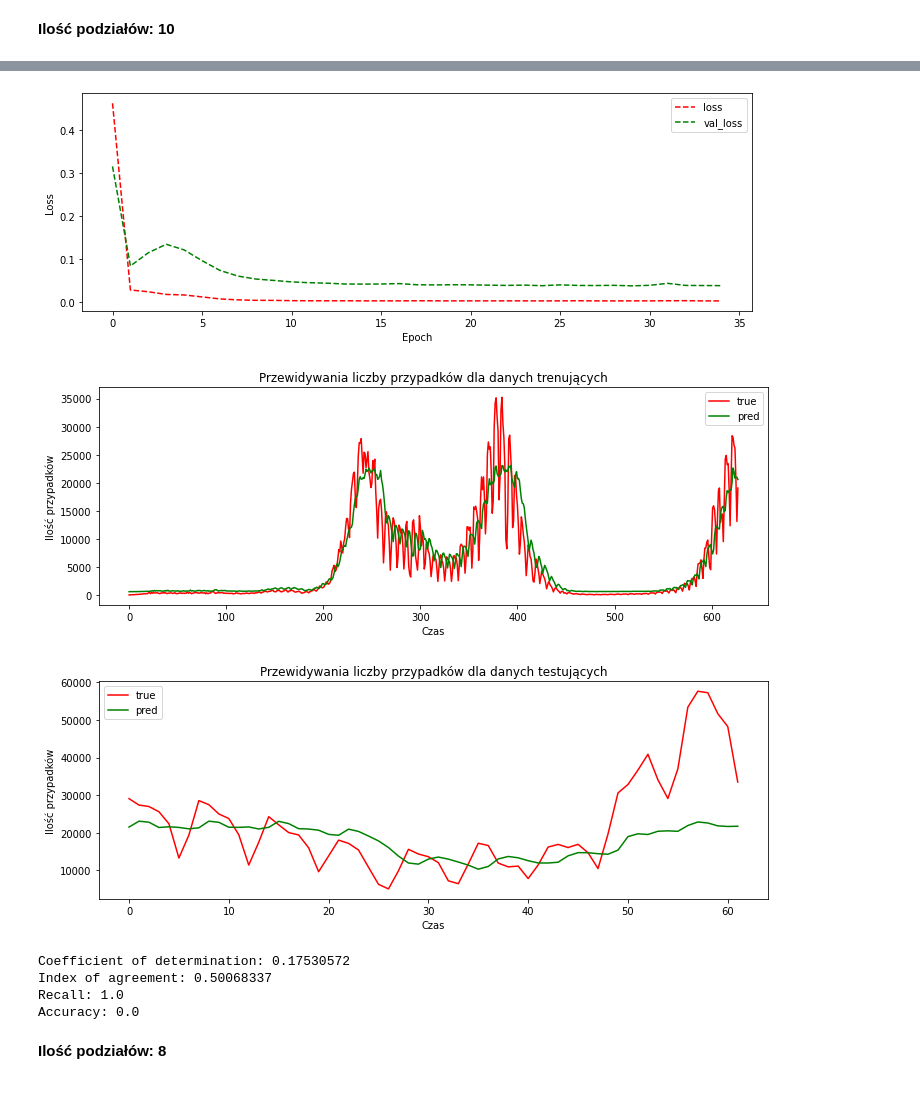
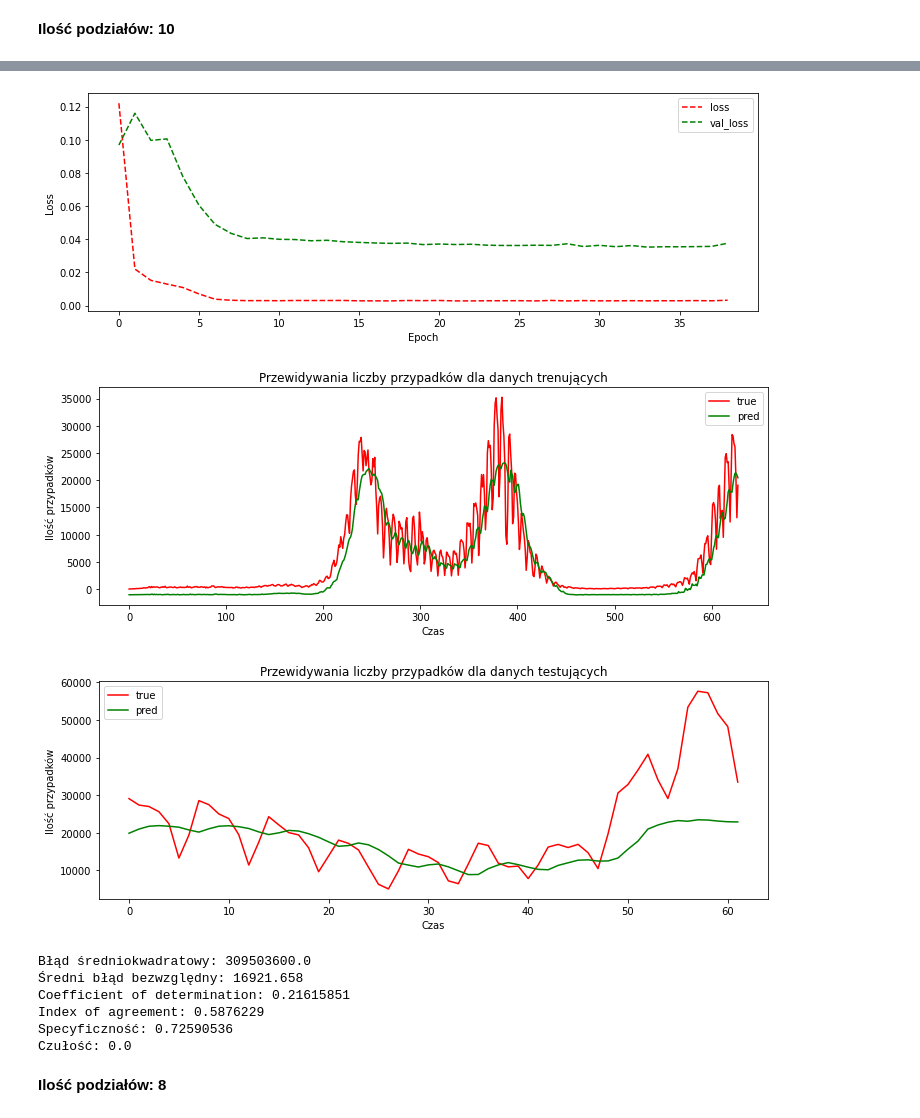
Before and after one commit to mateuszbarnacki/SSN-Proj, a Jupyter notebook: SSN_Proj.ipynb, the cells around one changed output, grey strips where cells are left out. Cells and saved outputs as stored; diff of their text form; code cells hidden in the pictures.

```diff
--- a/SSN_Proj.ipynb
+++ b/SSN_Proj.ipynb
@@ -174,10 +174,18 @@ def det_coeff(y_true, y_pred):
   return (1. - SS_res/(SS_tot + K.epsilon()))
 
 def recall_m(y_true, y_pred):
-  true_positives = K.sum(K.round(K.clip(y_true * y_pred, 0, 1)))
-  possible_positives = K.sum(K.round(K.clip(y_true, 0, 1)))
+  true_positives = K.sum(K.round(y_true * y_pred))
+  possible_positives = K.sum(K.round(y_true))
   recall = true_positives / (possible_positives + K.epsilon())
   return recall
+
+def specificity_m(y_true, y_pred):
+    neg_y_true = 1 - y_true
+    neg_y_pred = 1 - y_pred
+    fp = K.sum(neg_y_true * y_pred)
+    tn = K.sum(neg_y_true * neg_y_pred)
+    specificity = tn / (tn + fp + K.epsilon())
+    return specificity
 
 def accuracy_m(y_true, y_pred):
   correct_preds = 0
@@ -414,14 +412,6 @@ history = model.fit(X_train, y_train,
                     callbacks = callbacks
                    )
 
-# Wypisanie predykowanych wartości w formie liczbowej
-# X_pred = np.array(X_train[-1]).reshape(1,NR_DAYS,1).astype(float)
-# print(X_pred * MAX_DATA)
-# y_pred = model.predict(X_pred) * MAX_DATA
-# print(y_pred.shape)
-# print(y_pred)
-# print(np.max(y_pred[0][-3:]))
-
 plt.figure(figsize=(12,4))
 plt.plot(history.history['loss'], "r--")
 plt.plot(history.history['val_loss'], "g--")
@@ -436,15 +426,19 @@ draw_predictions(len(y_preds), y_train.reshape(len(y_preds)) * MAX_DATA, y_preds
 y_preds = prepare_preds(X_test)
 draw_predictions(len(y_preds), y_test.reshape(len(y_preds)) * MAX_DATA, y_preds, "testujących", "time_series_10_test.png")
 
-y = y_test * MAX_DATA
-y = np.reshape(y, len(y))
+y = np.reshape(y_test, len(y_test))
+mse = mean_squared_error(K.constant(y), K.constant(y_preds))
+mae = mean_absolute_error(K.constant(y), K.constant(y_preds))
+print('Błąd średniokwadratowy: ' + str(K.get_value(mse)))
+print('Średni błąd bezwzględny: ' + str(K.get_value(mae)))
+y_preds = y_preds / MAX_DATA
 coeff = det_coeff(K.constant(y), K.constant(y_preds))
 index = idx_of_agreement(K.constant(y), K.constant(y_preds))
 recall = recall_m(K.constant(y), K.constant(y_preds))
-acc = accuracy_m(y, y_preds)
+spec = specificity_m(K.constant(y), K.constant(y_preds))
 print('Coefficient of determination: ' + str(K.get_value(coeff)))
 print('Index of agreement: ' + str(K.get_value(index)))
-print('Recall: ' + str(K.get_value(recall)))
-print('Accuracy: ' + str(acc))
+print('Specyficzność: ' + str(K.get_value(spec)))
+print('Czułość: ' + str(K.get_value(recall)))
 # %% [output]
 Epoch 1/50
@@ -467,10 +461,12 @@ Epoch 35: early stopping
-[figure, old version]
+[figure, new version]
-[figure, old version]
+[figure, new version]
-[figure, old version]
+[figure, new version]
-Coefficient of determination: 0.17530572
-Index of agreement: 0.50068337
-Recall: 1.0
-Accuracy: 0.0
+Błąd średniokwadratowy: 309503600.0
+Średni błąd bezwzględny: 16921.658
+Coefficient of determination: 0.21615851
+Index of agreement: 0.5876229
+Specyficzność: 0.72590536
+Czułość: 0.0
 # %% [markdown]
 **Ilość podziałów: 8**
 # %%
```
Also changed, not shown: parts of 5 cells of this notebook.
